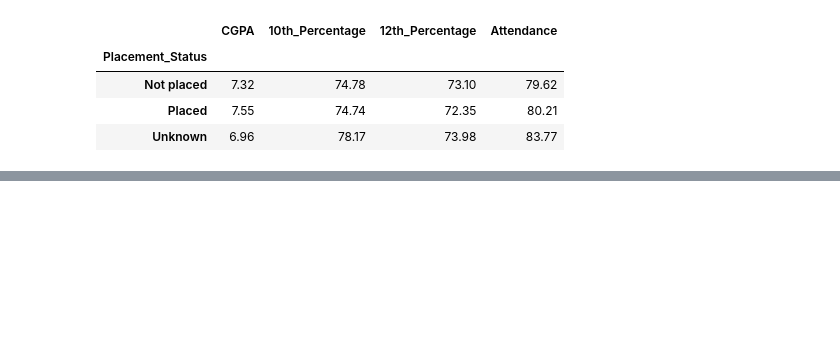
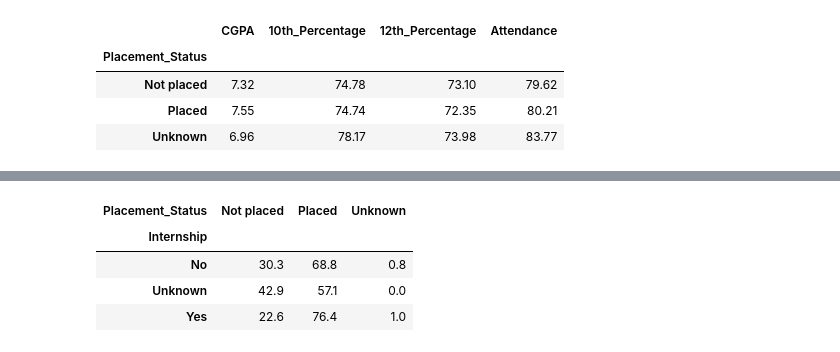
Before and after one commit to Dev-darshan24/Student-Placement-Analytics-, a Jupyter notebook: 3_EDA.ipynb, the cells around one changed output, grey strips where cells are left out. Saved outputs shown, nothing was run; the diff lists cells and outputs as text; code cells hidden in the pictures; blank space fills up the shorter version.

```diff
--- a/3_EDA.ipynb
+++ b/3_EDA.ipynb
@@ -181,0 +171,10 @@ Name: CGPA, dtype: float64
+# %%
+intern_place_rate = pd.crosstab(df['Internship'],df['Placement_Status'],normalize = 'index').round(3)*100
+# %%
+intern_place_rate
+# %% [output]
+| Placement_Status | Not placed | Placed | Unknown |
+| Internship |  |  |  |
+| No | 30.3 | 68.8 | 0.8 |
+| Unknown | 42.9 | 57.1 | 0.0 |
+| Yes | 22.6 | 76.4 | 1.0 |
```
Also changed, not shown: parts of 37 cells of this notebook.
